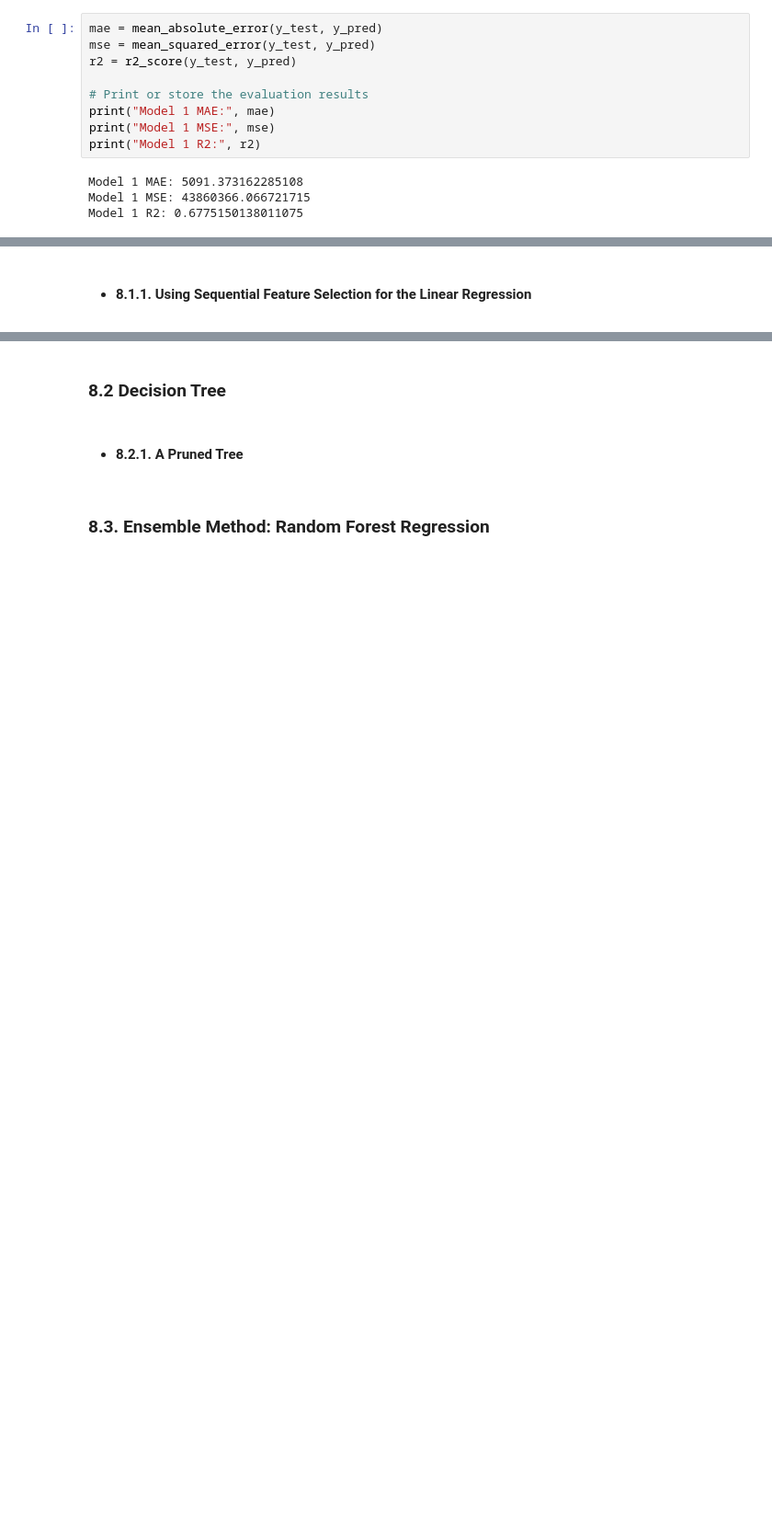
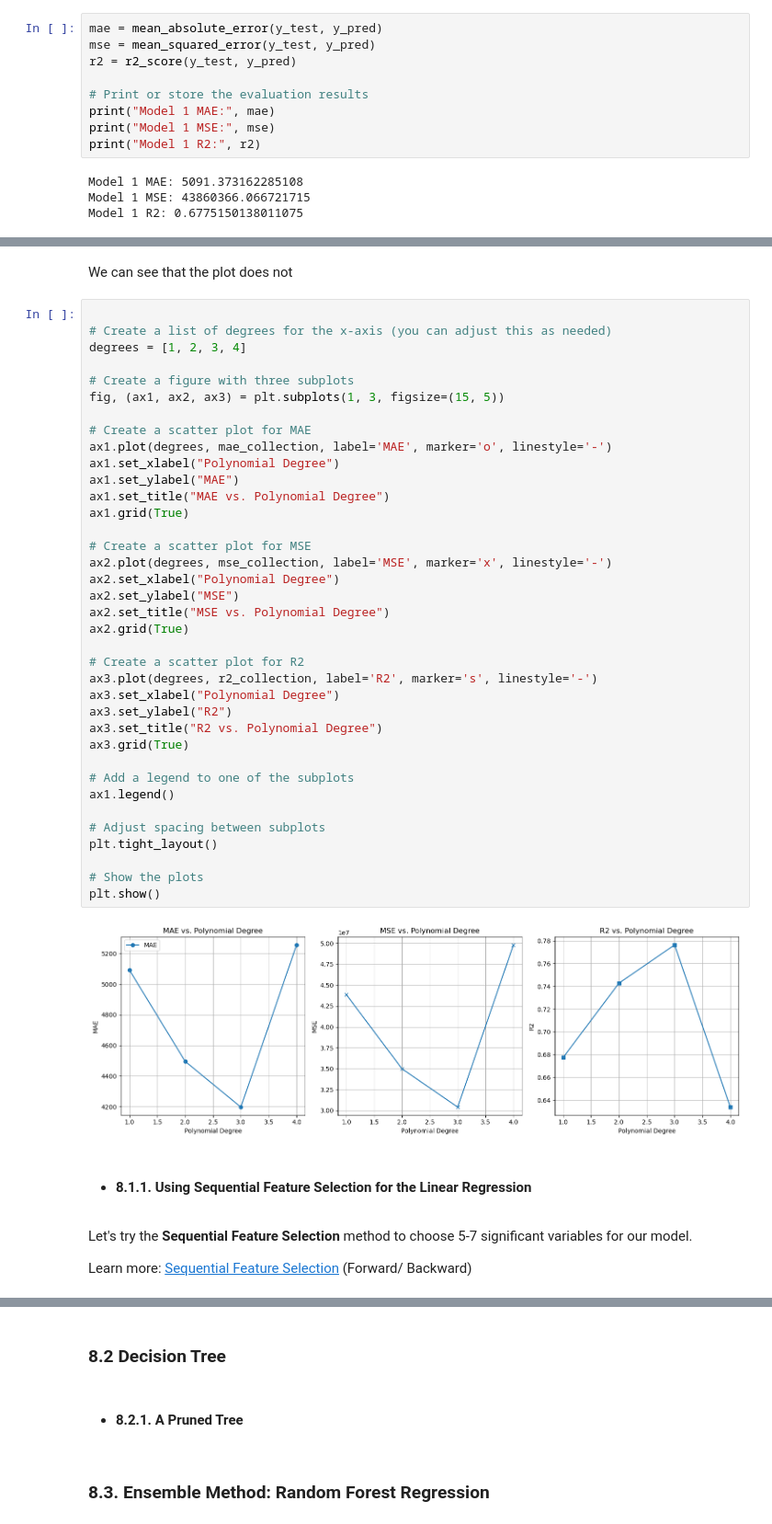
Before and after one commit to syl21b/Car-Price-Prediction, a Jupyter notebook: Car Price Prediction.ipynb, the cells around one changed output, grey strips where cells are left out. Shown at 92% size. Saved outputs shown, nothing was run; the diff lists cells and outputs as text; blank space fills up the shorter version.

```diff
--- a/Car Price Prediction.ipynb
+++ b/Car Price Prediction.ipynb
@@ -1189,4 +1286,49 @@ Feature names seen at fit time, yet now missing:
+# %% [markdown]
+We can see that the plot does not
+# %%
+
+# Create a list of degrees for the x-axis (you can adjust this as needed)
+degrees = [1, 2, 3, 4]
+
+# Create a figure with three subplots
+fig, (ax1, ax2, ax3) = plt.subplots(1, 3, figsize=(15, 5))
+
+# Create a scatter plot for MAE
+ax1.plot(degrees, mae_collection, label='MAE', marker='o', linestyle='-')
+ax1.set_xlabel("Polynomial Degree")
+ax1.set_ylabel("MAE")
+ax1.set_title("MAE vs. Polynomial Degree")
+ax1.grid(True)
+
+# Create a scatter plot for MSE
+ax2.plot(degrees, mse_collection, label='MSE', marker='x', linestyle='-')
+ax2.set_xlabel("Polynomial Degree")
+ax2.set_ylabel("MSE")
+ax2.set_title("MSE vs. Polynomial Degree")
+ax2.grid(True)
+
+# Create a scatter plot for R2
+ax3.plot(degrees, r2_collection, label='R2', marker='s', linestyle='-')
+ax3.set_xlabel("Polynomial Degree")
+ax3.set_ylabel("R2")
+ax3.set_title("R2 vs. Polynomial Degree")
+ax3.grid(True)
+
+# Add a legend to one of the subplots
+ax1.legend()
+
+# Adjust spacing between subplots
+plt.tight_layout()
+
+# Show the plots
+plt.show()
+# %% [output]
+[figure, added]
 # %% [markdown]
 <a id="811"></a>
 <font color = 'blue'>
 * #### **8.1.1. Using Sequential Feature Selection for the Linear Regression**
+# %% [markdown]
+Let's try the **Sequential Feature Selection** method to choose 5-7 significant variables for our model.
+
+Learn more: [Sequential Feature Selection](https://scikit-learn.org/stable/modules/feature_selection.html#removing-features-with-low-variance) (Forward/ Backward)
```
Also changed, not shown: parts of 20 cells of this notebook.
